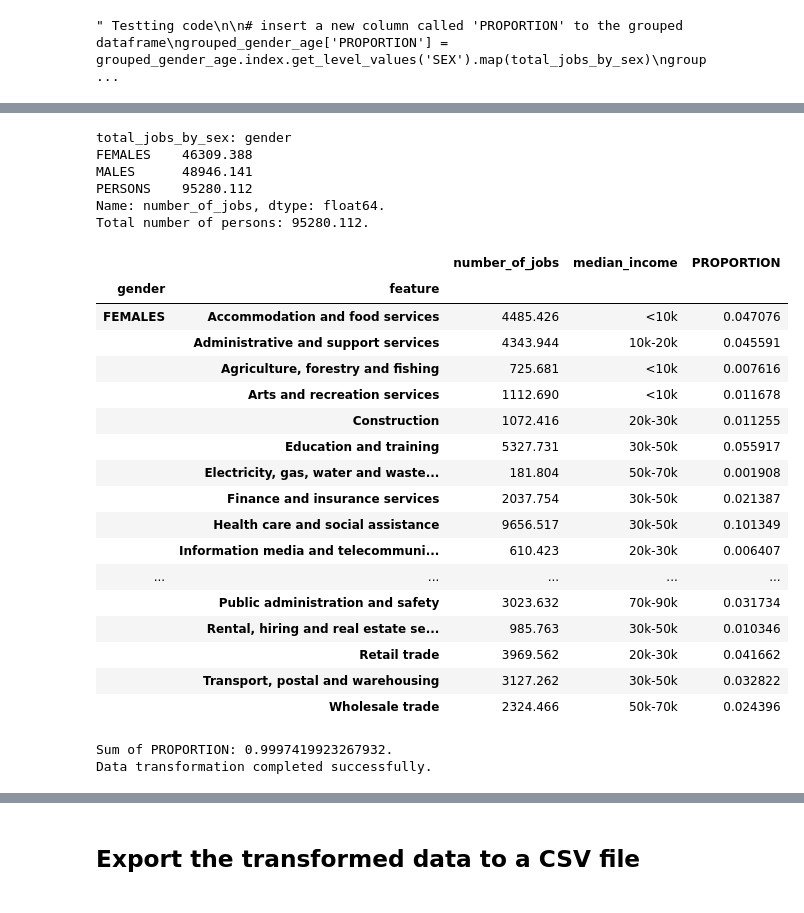
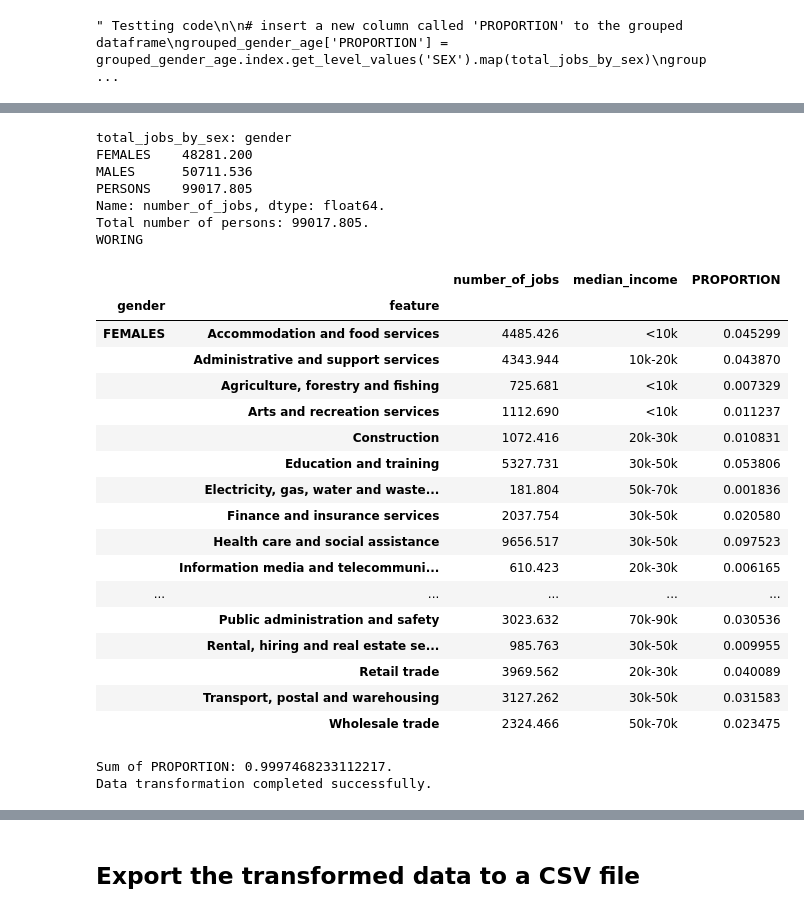
Before and after one commit to JOHNSON2746/DataScience_Project_Team_25, a Jupyter notebook: code/processor/data_transformation_v2.ipynb, the cells around one changed output, grey strips where cells are left out. Cells and saved outputs as stored; diff of their text form; code cells hidden in the pictures.

```diff
--- a/code/processor/data_transformation_v2.ipynb
+++ b/code/processor/data_transformation_v2.ipynb
@@ -109,15 +109,18 @@ def data_transformation(file_path: str, op_col1: str):
     # inser a new column called 'PROPORTION' to the grouped dataframe
     grouped_df['PROPORTION'] = grouped_df.index.get_level_values('gender').map(total_jobs_by_sex)
     grouped_df['PROPORTION'] = grouped_df['number_of_jobs'] / total_persons  # grouped_df['PROPORTION']
-    # filter out rows where 'gender' is 'PERSONS' or op_col1 is 'Industry' or 'Institutional sector'
+    # filter out rows where 'gender' is 'PERSONS' or op_col1 is 'Industry' or 'Institutional sector' or "Age group" or "Total"
     filter = (
         (grouped_df.index.get_level_values('gender') != 'PERSONS') &
         (grouped_df.index.get_level_values(op_col1) != 'Industry') &
         (grouped_df.index.get_level_values(op_col1) != 'Institutional sector') &
         (grouped_df.index.get_level_values(op_col1) != 'Type of legal organisation') &
-        (grouped_df.index.get_level_values(op_col1) != 'Employment size')
+        (grouped_df.index.get_level_values(op_col1) != 'Employment size') &
+        (grouped_df.index.get_level_values(op_col1) != 'Age group') &
+        (grouped_df.index.get_level_values(op_col1) != 'Total')
     )
     grouped_df = grouped_df[filter]
+    print("WORING")
 
     # divided the median_income column by 5
     if 'median_income' in grouped_df.columns:
@@ -208,31 +240,32 @@ Sum of PROPORTION: 0.9997376036871874.
 Data transformation completed successfully.
 # %%
-industry_gender_transformed = data_transformation('/Users/zigeliang/Desktop/25S2 DS Project/DS Projects Read Data/Industry_gender.csv', 'feature')
+industry_gender_transformed = data_transformation('/Users/zigeliang/Documents/GitHub/DataScience_Project_Team_25/data/pre_transform/Industry_gender.csv', 'feature')
 # %% [output]
 total_jobs_by_sex: gender
-FEMALES    46309.388
-MALES      48946.141
-PERSONS    95280.112
+FEMALES    48281.200
+MALES      50711.536
+PERSONS    99017.805
 Name: number_of_jobs, dtype: float64.
-Total number of persons: 95280.112.
+Total number of persons: 99017.805.
+WORING
 |  |  | number_of_jobs | median_income | PROPORTION |
 | gender | feature |  |  |  |
-| FEMALES | Accommodation and food services | 4485.426 | <10k | 0.047076 |
-|  | Administrative and support services | 4343.944 | 10k-20k | 0.045591 |
-|  | Agriculture, forestry and fishing | 725.681 | <10k | 0.007616 |
-|  | Arts and recreation services | 1112.690 | <10k | 0.011678 |
-|  | Construction | 1072.416 | 20k-30k | 0.011255 |
-|  | Education and training | 5327.731 | 30k-50k | 0.055917 |
-|  | Electricity, gas, water and waste... | 181.804 | 50k-70k | 0.001908 |
-|  | Finance and insurance services | 2037.754 | 30k-50k | 0.021387 |
-|  | Health care and social assistance | 9656.517 | 30k-50k | 0.101349 |
-|  | Information media and telecommuni... | 610.423 | 20k-30k | 0.006407 |
+| FEMALES | Accommodation and food services | 4485.426 | <10k | 0.045299 |
+|  | Administrative and support services | 4343.944 | 10k-20k | 0.043870 |
+|  | Agriculture, forestry and fishing | 725.681 | <10k | 0.007329 |
+|  | Arts and recreation services | 1112.690 | <10k | 0.011237 |
+|  | Construction | 1072.416 | 20k-30k | 0.010831 |
+|  | Education and training | 5327.731 | 30k-50k | 0.053806 |
+|  | Electricity, gas, water and waste... | 181.804 | 50k-70k | 0.001836 |
+|  | Finance and insurance services | 2037.754 | 30k-50k | 0.020580 |
+|  | Health care and social assistance | 9656.517 | 30k-50k | 0.097523 |
+|  | Information media and telecommuni... | 610.423 | 20k-30k | 0.006165 |
 | ... | ... | ... | ... | ... |
-|  | Public administration and safety | 3023.632 | 70k-90k | 0.031734 |
-|  | Rental, hiring and real estate se... | 985.763 | 30k-50k | 0.010346 |
-|  | Retail trade | 3969.562 | 20k-30k | 0.041662 |
-|  | Transport, postal and warehousing | 3127.262 | 30k-50k | 0.032822 |
-|  | Wholesale trade | 2324.466 | 50k-70k | 0.024396 |
+|  | Public administration and safety | 3023.632 | 70k-90k | 0.030536 |
+|  | Rental, hiring and real estate se... | 985.763 | 30k-50k | 0.009955 |
+|  | Retail trade | 3969.562 | 20k-30k | 0.040089 |
+|  | Transport, postal and warehousing | 3127.262 | 30k-50k | 0.031583 |
+|  | Wholesale trade | 2324.466 | 50k-70k | 0.023475 |
-Sum of PROPORTION: 0.9997419923267932.
+Sum of PROPORTION: 0.9997468233112217.
 Data transformation completed successfully.
 # %%
```
Also changed, not shown: parts of 12 cells of this notebook, 4 other files.
